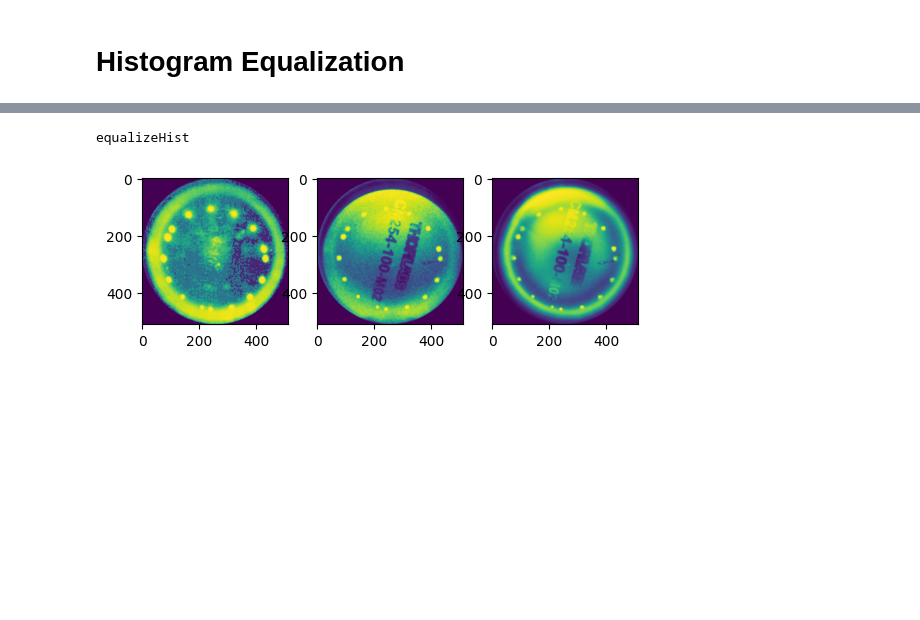
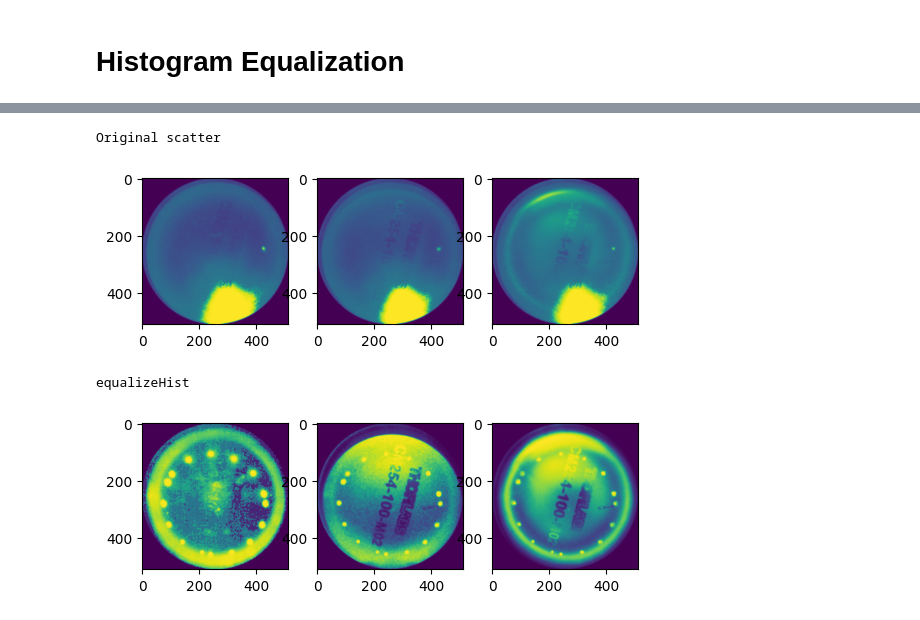
Before and after one commit to EvgeniiVenediktov/multireflection, a Jupyter notebook: processing_experiments.ipynb, the cells around one changed output, grey strips where cells are left out. Cells and saved outputs as stored; diff of their text form; code cells hidden in the pictures; blank space fills up the shorter version.

```diff
--- a/processing_experiments.ipynb
+++ b/processing_experiments.ipynb
@@ -38,3 +78,13 @@ Original
+# %%
+fig, axes = plt.subplots(1,3)
+print("Original scatter")
+axes[0].imshow(scatter_dark)
+axes[1].imshow(scatter_lamp)
+axes[2].imshow(scatter_light)
+plt.show()
+# %% [output]
+Original scatter
+[figure, added]
 # %%
 eqdark = cv2.equalizeHist(np.copy(dark))
 eqlamp = cv2.equalizeHist(np.copy(lamp))
```
Also changed, not shown: parts of 8 cells of this notebook, 3 other files.
